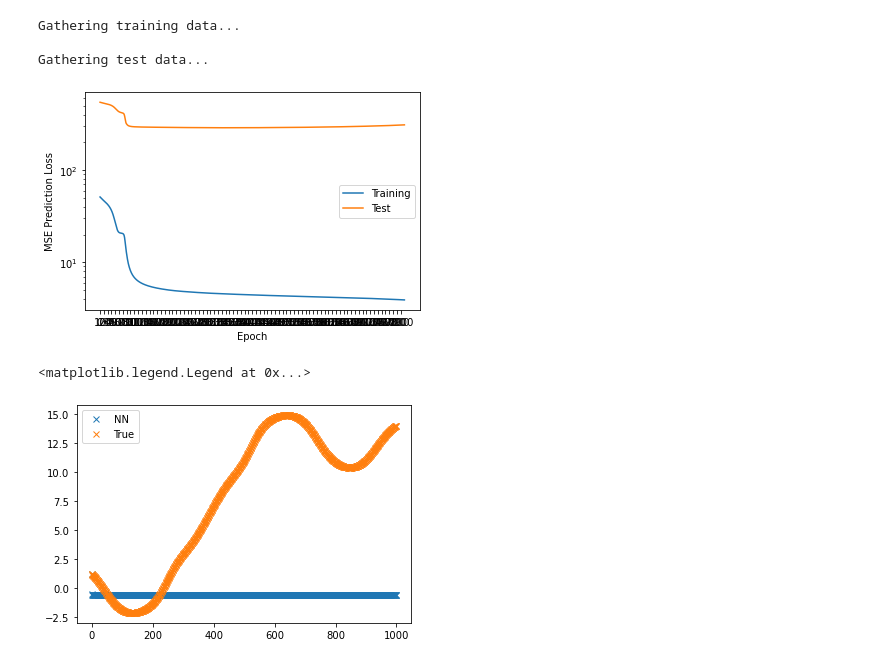
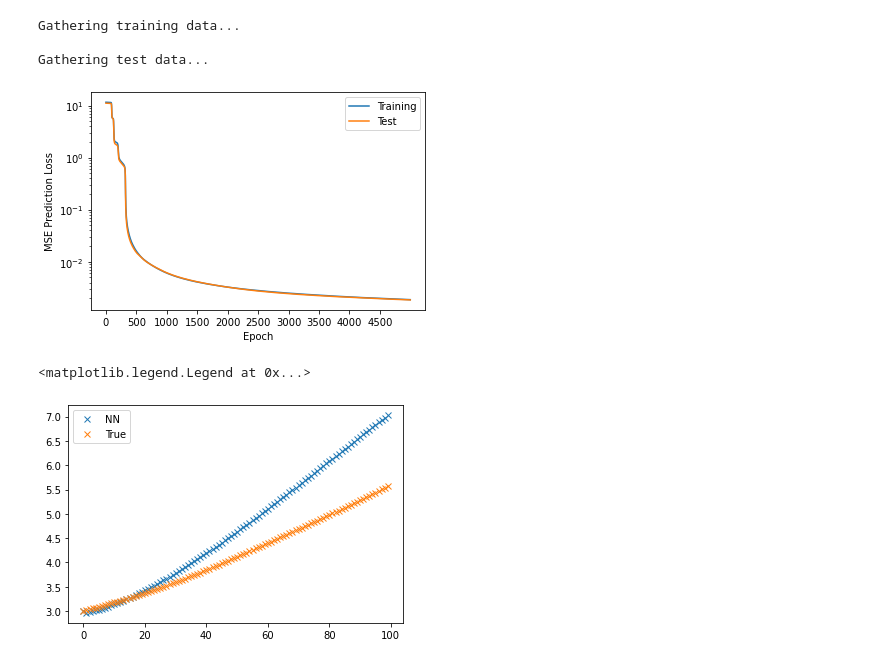
Before and after one commit to dawsonc/verified_neural_control, a Jupyter notebook: Neural SysID + Control.ipynb, the cells around one changed output. Drawn from its saved outputs; the diff is of its cells as text; code cells hidden in the pictures.

Commit message:
Decided that double pendulum was too hard to start with, so changed to dubins car (sampling instead of trajectories) and got good performance

```diff
--- a/Neural SysID + Control.ipynb
+++ b/Neural SysID + Control.ipynb
@@ -101,8 +101,8 @@ def f_true(x, u):
 # %%
 # Gather training and test data by running a bunch of trajectories.
 # We'll use the test data to characterize the error in the learned dynamics.
-N_train = 1
-N_test = 1
+N_train = 500
+N_test = 200
 
 def gather_trajectory_data(N, T, x_min, x_max, u_max):
     """Simulate N random trajectories for a fixed number of steps.
@@ -148,7 +148,7 @@ x_min[2, 0] = -2*np.pi
 x_min[3, 0] = -2*np.pi
 x_max = -1 * x_min
 u_max = 2
-T = 1000  # discretized with dt = 0.01, so this is a 10-second trajectory
+T = 100  # discretized with dt = 0.01, so this is a 1-second trajectory
 print("Gathering training data...")
 training_trajectories, training_controls = gather_trajectory_data(N_train, T, x_min, x_max, u_max)
 print("Gathering test data...")
@@ -166,7 +166,7 @@ test_controls_torch = torch.from_numpy(test_controls).float()
 # %%
 # Define the network for learning the dynamics
 n_hidden_layers = 8
-hidden_layer_size = 8
+hidden_layer_size = 32
 
 n_dims = 4
 n_controls = 1
@@ -189,10 +189,10 @@ dynamics_model
 # Train the dynamics model!
 
 # Define hyperparameters for the learning process
-learning_rate = 0.001
-momentum = 0.1
+learning_rate = 1e-5
+momentum = 0.95
 min_epochs = 15
-max_epochs = 8000
+max_epochs = 5000
 max_test_loss_increases = 3
 
 # Define the loss function
@@ -271,31 +271,31 @@ for epoch in tqdm(range(max_epochs)):
 # Plot the loss curves
 plt.plot(range(epoch+1), training_losses)
 plt.plot(range(epoch+1), test_losses)
-plt.gca().set_xticks(np.arange(0, epoch+1, 100))
+plt.gca().set_xticks(np.arange(0, epoch+1, 500))
 plt.xlabel("Epoch")
 plt.ylabel("MSE Prediction Loss")
 plt.legend(["Training", "Test"])
 plt.yscale("log")
 # %% [output]
-[figure, old version]
+[figure, new version]
 # %%
 # Now we can see how good these prediction are by trying to recreate the first trajectory
-controls = training_controls_torch[0, :].reshape(T, 1)
-true_trajectory = training_trajectories_torch[0, :, :]
+controls = training_controls_torch[2, :].reshape(T, 1)
+true_trajectory = training_trajectories_torch[2, :, :]
 recreated_trajectory = torch.zeros_like(true_trajectory)
 recreated_trajectory[0, :] = true_trajectory[0, :]
 
 with torch.no_grad():
     for t in range(1, T):
         u = controls[t-1, :].reshape(1, 1)
         x = recreated_trajectory[t-1, :].reshape(4, 1)
         inputs = torch.cat([x, u], 0).reshape(1, 1, 5)
         x_next = dynamics_model(inputs)
         recreated_trajectory[t, :] = x_next
 
 plt.plot(range(T), recreated_trajectory[:, 0], 'x')
 plt.plot(range(T), true_trajectory[:, 0], 'x')
 plt.legend(["NN", "True"])
 # %% [output]
 <matplotlib.legend.Legend at 0x...>
-[figure, old version]
+[figure, new version]
```
Also changed, not shown: 2 other files.
